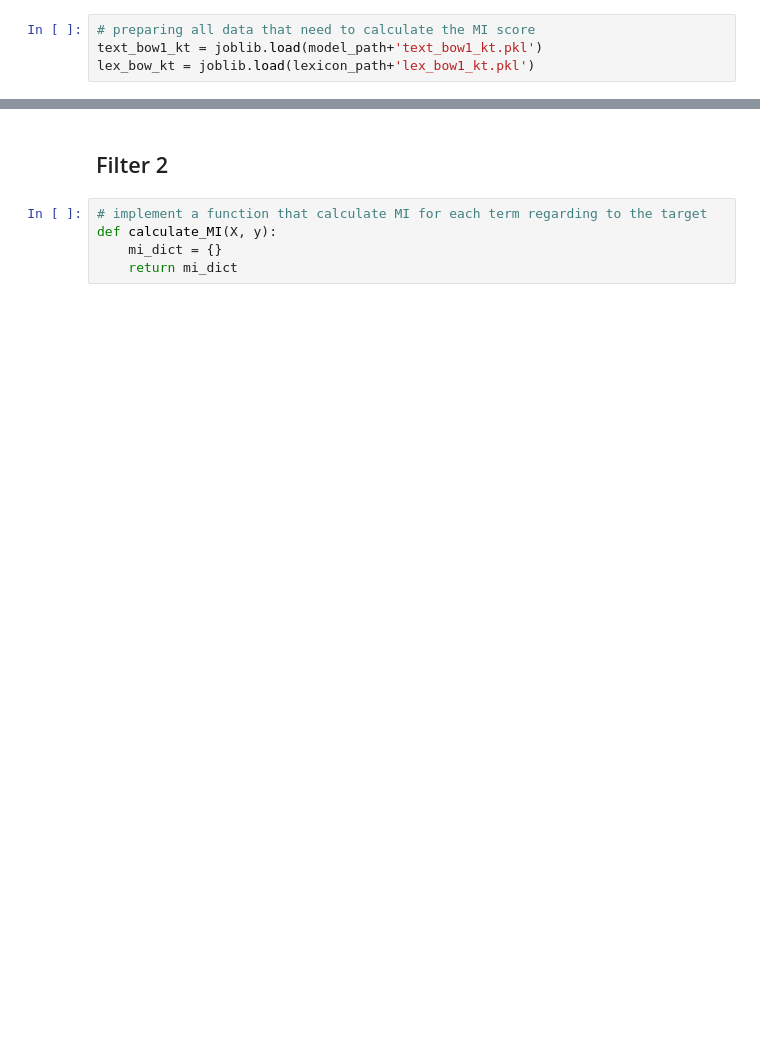
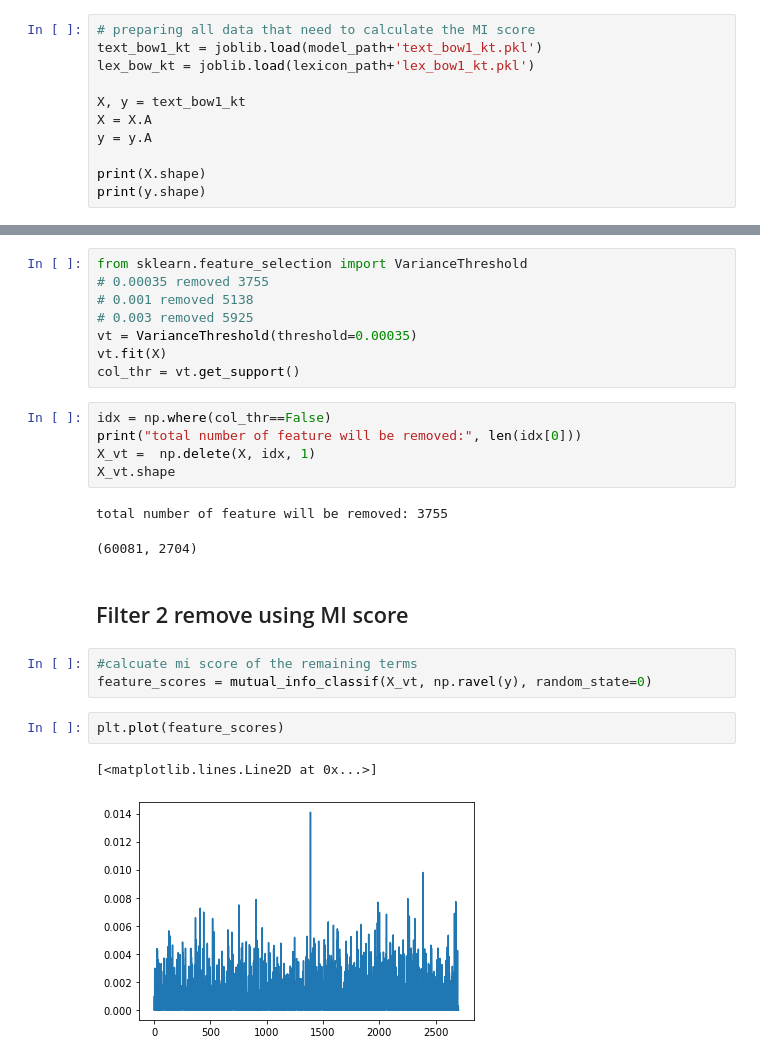
Before and after one commit to preenet/SETAR, a Jupyter notebook: src/feature_selection.ipynb, the cells around one changed output, grey strips where cells are left out. Cells and saved outputs as stored; diff of their text form; blank space fills up the shorter version.

```diff
--- a/src/feature_selection.ipynb
+++ b/src/feature_selection.ipynb
@@ -18,3 +27,10 @@ lexicon_path = os.path.dirname(os.getcwd()) + '\\lexicon\\'
 # preparing all data that need to calculate the MI score
 text_bow1_kt = joblib.load(model_path+'text_bow1_kt.pkl')
 lex_bow_kt = joblib.load(lexicon_path+'lex_bow1_kt.pkl')
+
+X, y = text_bow1_kt
+X = X.A
+y = y.A
+
+print(X.shape)
+print(y.shape)
@@ -25,7 +42,26 @@ vt = VarianceThreshold(threshold=0.0)
+# %%
+from sklearn.feature_selection import VarianceThreshold
+# 0.00035 removed 3755
+# 0.001 removed 5138
+# 0.003 removed 5925
+vt = VarianceThreshold(threshold=0.00035)
+vt.fit(X)
+col_thr = vt.get_support()
+# %%
+idx = np.where(col_thr==False)
+print("total number of feature will be removed:", len(idx[0]))
+X_vt =  np.delete(X, idx, 1)
+X_vt.shape
+# %% [output]
+total number of feature will be removed: 3755
+(60081, 2704)
 # %% [markdown]
-## Filter 2
+## Filter 2 remove using MI score
-# %%
-# implement a function that calculate MI for each term regarding to the target
-def calculate_MI(X, y):
-    mi_dict = {}
-    return mi_dict
+# %%
+#calcuate mi score of the remaining terms
+feature_scores = mutual_info_classif(X_vt, np.ravel(y), random_state=0)
+# %%
+plt.plot(feature_scores)
+# %% [output]
+[<matplotlib.lines.Line2D at 0x...>]
+[figure, added]
```
Also changed, not shown: parts of 16 cells of this notebook.
